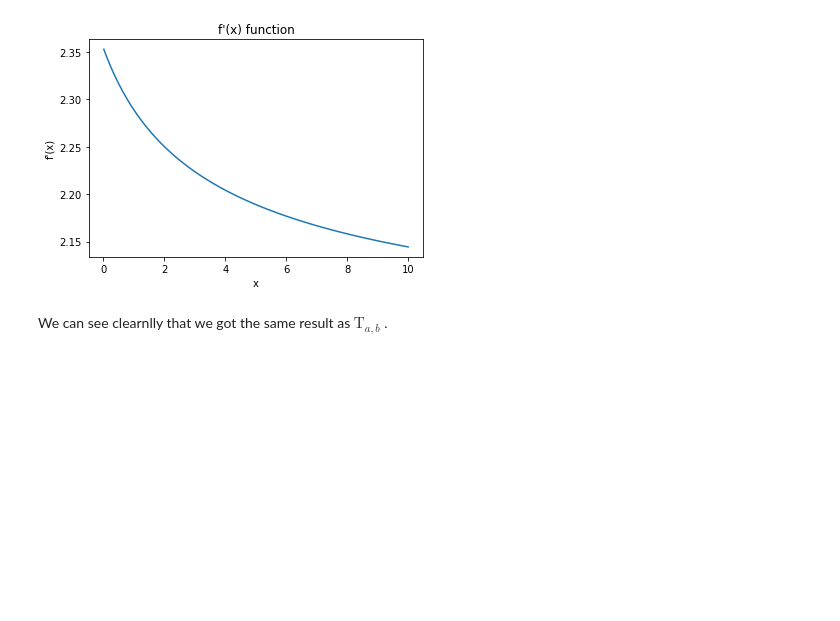
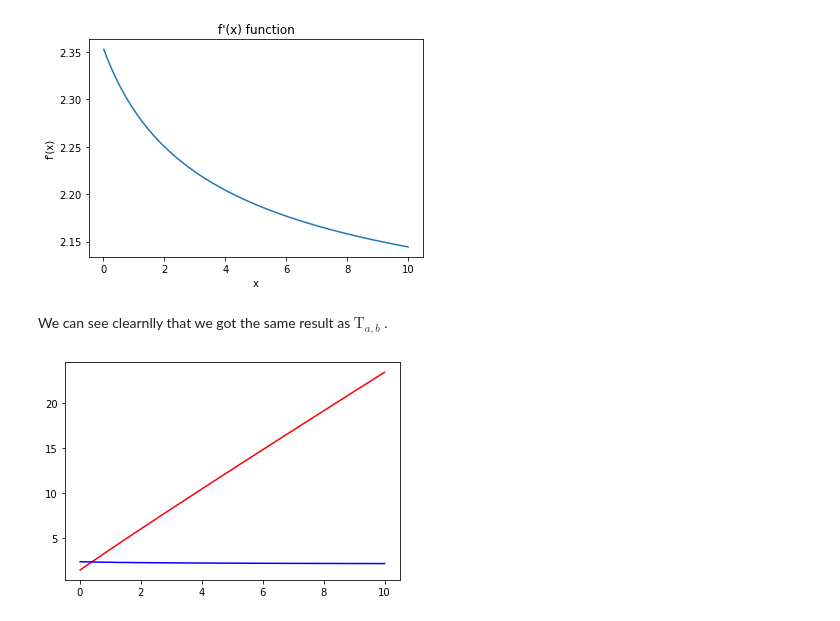
Before and after one commit to Ashraf-Khabar/Data-Science-Docs, a Jupyter notebook: Maths With Python/functions.ipynb, the cells around one changed output. Cells and saved outputs as stored; diff of their text form; code cells hidden in the pictures; blank space fills up the shorter version.

```diff
--- a/Maths With Python/functions.ipynb
+++ b/Maths With Python/functions.ipynb
@@ -206,3 +206,13 @@ plt.show()
 [figure]
 # %% [markdown]
 We can see clearnlly that we got the same result as $\text{T}_{a,b}$ .
+# %%
+x_axes = np.linspace(0.01, 10, 100)
+y1 = f(x_axes)
+y2 = der_f(x_axes)
+
+plt.plot(x_axes, y1, 'r')
+plt.plot(x_axes, y2, 'b')
+plt.show()
+# %% [output]
+[figure, added]
```
Also changed, not shown: parts of 1 cell of this notebook.
